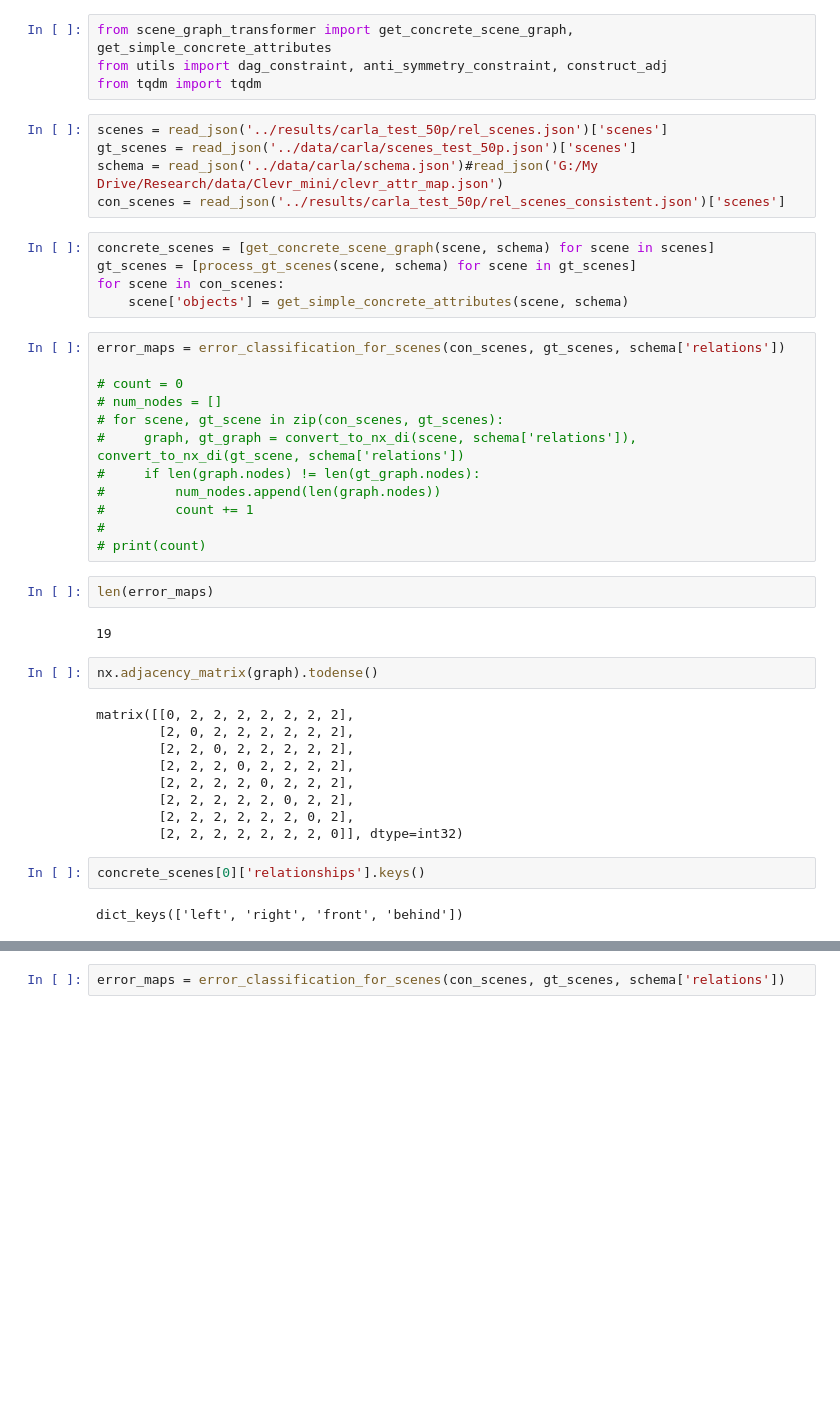
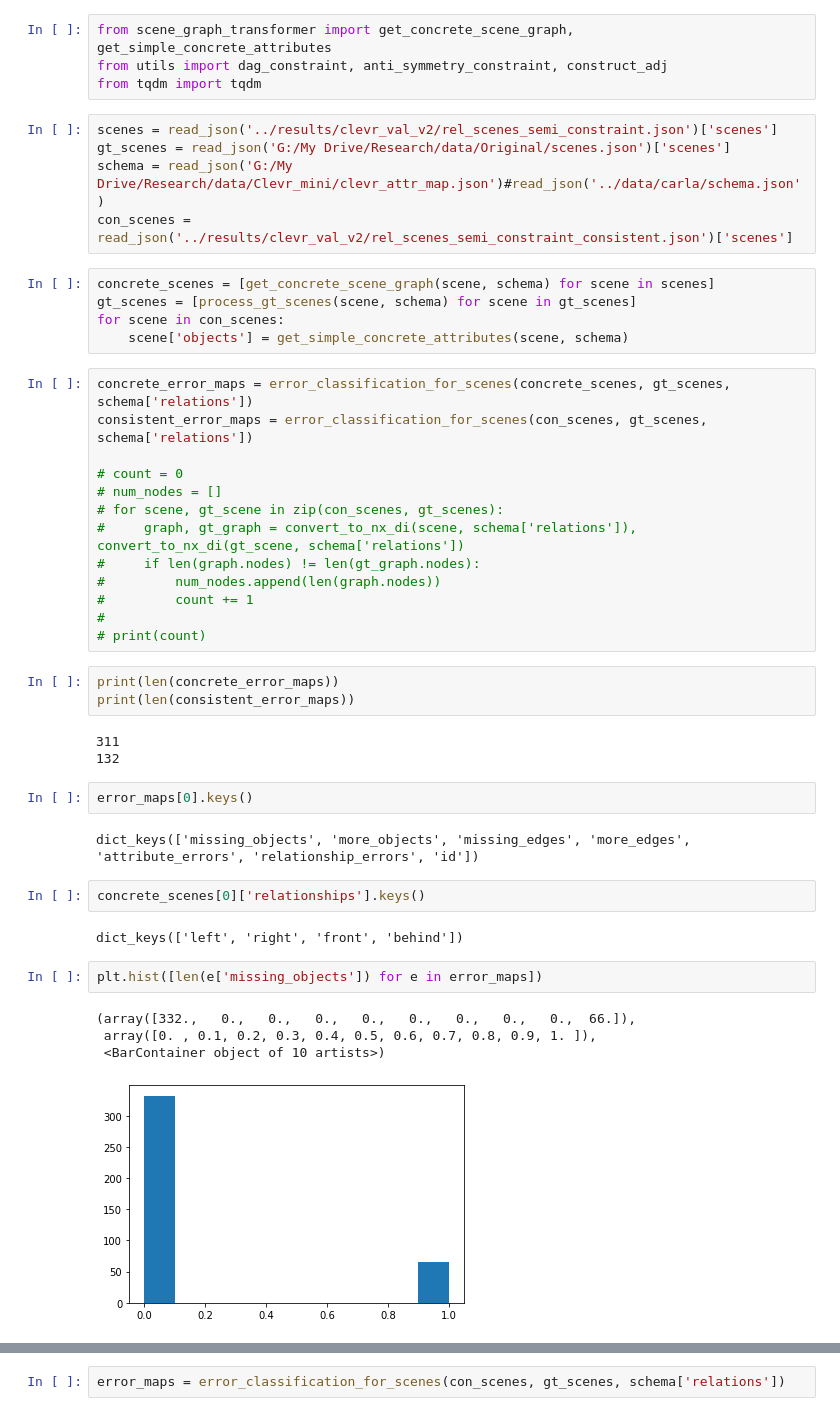
Before and after one commit to 20001LastOrder/Clevr-Relational, a Jupyter notebook: measurements/scene_graph_solver.ipynb, the cells around one changed output, grey strips where cells are left out. Saved outputs shown, nothing was run; the diff lists cells and outputs as text; blank space fills up the shorter version.

```diff
--- a/measurements/scene_graph_solver.ipynb
+++ b/measurements/scene_graph_solver.ipynb
@@ -182,17 +182,18 @@ from scene_graph_transformer import get_concrete_scene_graph, get_simple_concret
 from utils import dag_constraint, anti_symmetry_constraint, construct_adj
 from tqdm import tqdm
 # %%
-scenes = read_json('../results/carla_test_50p/rel_scenes.json')['scenes']
-gt_scenes = read_json('../data/carla/scenes_test_50p.json')['scenes']
-schema = read_json('../data/carla/schema.json')#read_json('G:/My Drive/Research/data/Clevr_mini/clevr_attr_map.json')
-con_scenes = read_json('../results/carla_test_50p/rel_scenes_consistent.json')['scenes']
+scenes = read_json('../results/clevr_val_v2/rel_scenes_semi_constraint.json')['scenes']
+gt_scenes = read_json('G:/My Drive/Research/data/Original/scenes.json')['scenes']
+schema = read_json('G:/My Drive/Research/data/Clevr_mini/clevr_attr_map.json')#read_json('../data/carla/schema.json')
+con_scenes = read_json('../results/clevr_val_v2/rel_scenes_semi_constraint_consistent.json')['scenes']
 # %%
 concrete_scenes = [get_concrete_scene_graph(scene, schema) for scene in scenes]
 gt_scenes = [process_gt_scenes(scene, schema) for scene in gt_scenes]
 for scene in con_scenes:
     scene['objects'] = get_simple_concrete_attributes(scene, schema)
 # %%
-error_maps = error_classification_for_scenes(con_scenes, gt_scenes, schema['relations'])
+concrete_error_maps = error_classification_for_scenes(concrete_scenes, gt_scenes, schema['relations'])
+consistent_error_maps = error_classification_for_scenes(con_scenes, gt_scenes, schema['relations'])
 
 # count = 0
 # num_nodes = []
@@ -203,25 +204,27 @@ error_maps = error_classification_for_scenes(con_scenes, gt_scenes, schema['rela
 #         count += 1
 #
 # print(count)
-# %%
-len(error_maps)
-# %% [output]
-19
-# %%
-nx.adjacency_matrix(graph).todense()
-# %% [output]
-matrix([[0, 2, 2, 2, 2, 2, 2, 2],
-        [2, 0, 2, 2, 2, 2, 2, 2],
-        [2, 2, 0, 2, 2, 2, 2, 2],
-        [2, 2, 2, 0, 2, 2, 2, 2],
-        [2, 2, 2, 2, 0, 2, 2, 2],
-        [2, 2, 2, 2, 2, 0, 2, 2],
-        [2, 2, 2, 2, 2, 2, 0, 2],
-        [2, 2, 2, 2, 2, 2, 2, 0]], dtype=int32)
+# %%
+print(len(concrete_error_maps))
+print(len(consistent_error_maps))
+# %% [output]
+311
+132
+# %%
+error_maps[0].keys()
+# %% [output]
+dict_keys(['missing_objects', 'more_objects', 'missing_edges', 'more_edges', 'attribute_errors', 'relationship_errors', 'id'])
 # %%
 concrete_scenes[0]['relationships'].keys()
 # %% [output]
 dict_keys(['left', 'right', 'front', 'behind'])
+# %%
+plt.hist([len(e['missing_objects']) for e in error_maps])
+# %% [output]
+(array([332.,   0.,   0.,   0.,   0.,   0.,   0.,   0.,   0.,  66.]),
+ array([0. , 0.1, 0.2, 0.3, 0.4, 0.5, 0.6, 0.7, 0.8, 0.9, 1. ]),
+ <BarContainer object of 10 artists>)
+[figure, added]
 # %%
 # graph = convert_to_nx(concrete_scenes[0], schema['relations'])
 errors = []
```
Also changed, not shown: parts of 3 cells of this notebook, 7 other files.
